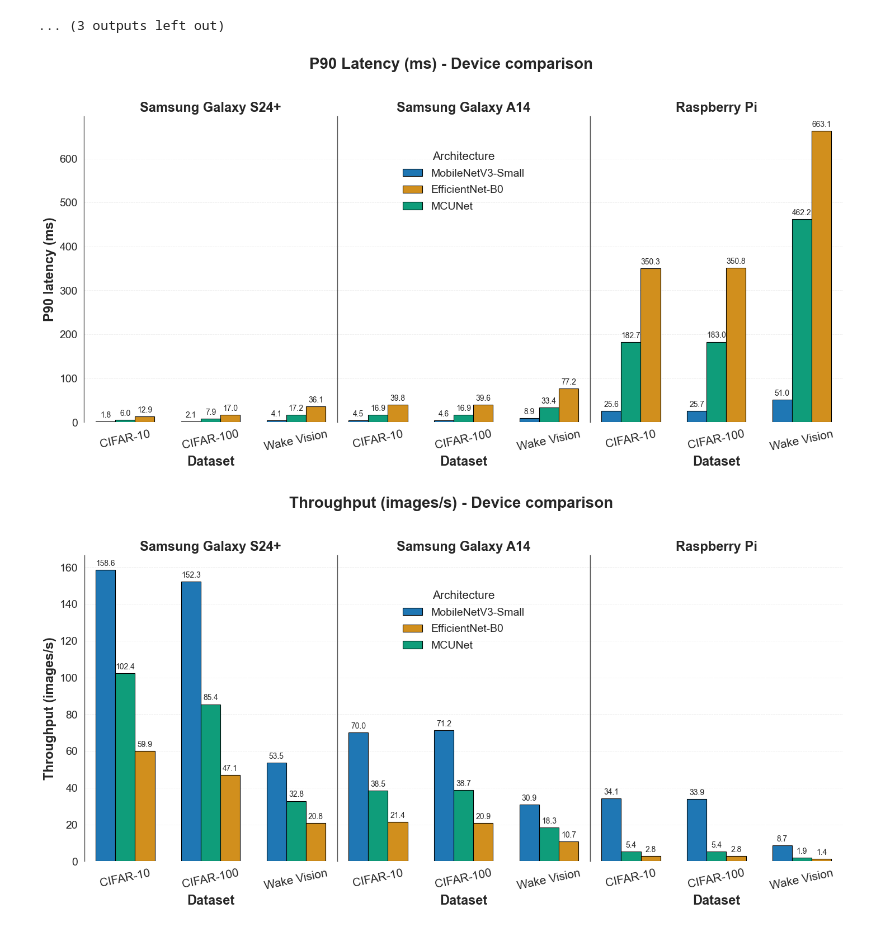
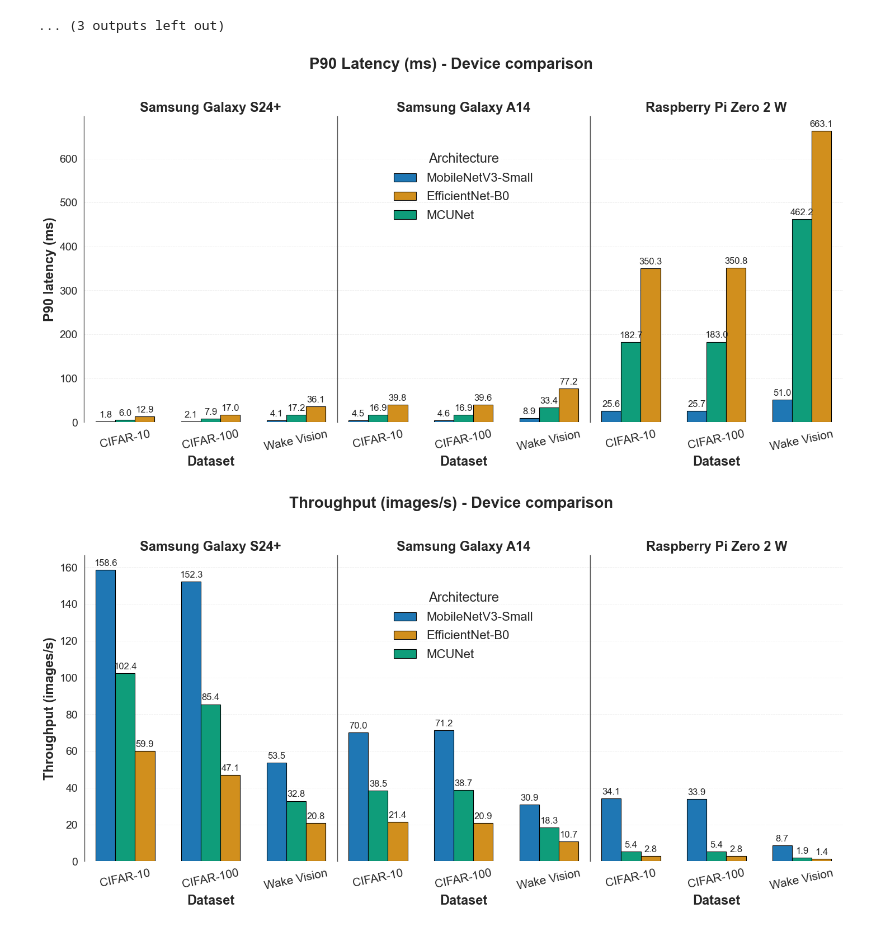
Before and after one commit to saulolv/Lightweight-Analyses, a Jupyter notebook: notebooks/latency_analyses.ipynb, the cells around one changed output. Saved outputs shown, nothing was run; the diff lists cells and outputs as text; code cells hidden in the pictures.

```diff
--- a/notebooks/latency_analyses.ipynb
+++ b/notebooks/latency_analyses.ipynb
@@ -295,7 +295,7 @@ import numpy as np
 import seaborn as sns
 from matplotlib.patches import Patch
 
-# Estilo base
+# Base style
 sns.set_theme(style="white", context="paper")
 
 p90_col = "P90 Latency (ms)"
@@ -315,7 +315,7 @@ comparison_platforms = [
 platform_title_map = {
     "Samsung Galaxy S24+": "Samsung Galaxy S24+",
     "Samsung Galaxy A14": "Samsung Galaxy A14",
-    "Raspberry Pi Zero 2 W": "Raspberry Pi"
+    "Raspberry Pi Zero 2 W": "Raspberry Pi Zero 2 W",
 }
 
 dataset_order = ["CIFAR-10", "CIFAR-100", "Wake Vision"]
@@ -340,7 +340,7 @@ for i, (ax, platform) in enumerate(zip(axes, comparison_platforms)):
         if ds.empty:
             continue
 
-        # Ordena os modelos dentro de cada dataset pelo menor P90 -> maior P90
+        # Sort models by P90 latency within each dataset (lowest to highest)
         ds = ds.sort_values(by=p90_col, ascending=True).reset_index(drop=True)
 
         for k, (_, row) in enumerate(ds.iterrows()):
@@ -357,7 +357,7 @@ for i, (ax, platform) in enumerate(zip(axes, comparison_platforms)):
                 linewidth=0.8
             )
 
-            ax.bar_label(bars, fmt="%.1f", padding=3, fontsize=10)
+            ax.bar_label(bars, fmt="%.1f", padding=3, fontsize=12)
 
     ax.set_facecolor("white")
     ax.set_title(platform_title_map[platform], fontsize=17, fontweight="bold")
@@ -368,15 +368,12 @@ for i, (ax, platform) in enumerate(zip(axes, comparison_platforms)):
     ax.set_xticklabels(dataset_order, rotation=12, fontsize=15)
     ax.tick_params(axis="y", labelsize=14)
 
-    # Grade leve apenas no eixo Y
     ax.grid(axis="y", color="#d9d9d9", linestyle="--", linewidth=0.6, alpha=0.5)
     ax.grid(axis="x", visible=False)
 
-    # Remove efeito de "caixa"
     ax.spines["top"].set_visible(False)
     ax.spines["bottom"].set_visible(False)
 
-    # Mantém divisões verticais entre os painéis
     ax.spines["left"].set_visible(True)
     ax.spines["left"].set_color("#555555")
     ax.spines["left"].set_linewidth(1.0)
@@ -385,49 +382,49 @@ for i, (ax, platform) in enumerate(zip(axes, comparison_platforms)):
     ax.spines["right"].set_color("#555555")
     ax.spines["right"].set_linewidth(1.0)
 
-# Legenda fixa por cor, colocada no subplot do meio
 legend_handles = [
     Patch(facecolor=plot_palette["MobileNetV3-Small"], edgecolor="black", label="MobileNetV3-Small"),
     Patch(facecolor=plot_palette["EfficientNet-B0"], edgecolor="black", label="EfficientNet-B0"),
     Patch(facecolor=plot_palette["MCUNet"], edgecolor="black", label="MCUNet"),
 ]
 
 mid_ax = axes[1] if len(axes) > 1 else axes[0]
 mid_ax.legend(
     handles=legend_handles,
     title="Architecture",
-    title_fontsize=15,
-    fontsize=14,
+    title_fontsize=17,
+    fontsize=16,
     loc="upper center",
     bbox_to_anchor=(0.5, 0.91),
     frameon=False,
     ncol=1,
     handlelength=1.8,
     handletextpad=0.8,
     labelspacing=0.6,
     borderaxespad=0.3
 )
 
 fig.suptitle(
     "P90 Latency (ms) - Device comparison",
     y=0.98,
     fontsize=20,
     fontweight="bold"
 )
 
 fig.subplots_adjust(top=0.84, wspace=0.00)
 
-fig.savefig("p90_latency_device_comparison.pdf", dpi=300, bbox_inches="tight")
+outdir = ROOT / "figures"
+fig.savefig(outdir / "p90_latency_device_comparison.pdf", dpi=300, bbox_inches="tight")
 plt.show()
 # %% [output]
-[figure, old version]
+[figure, new version]
 # %%
 import matplotlib.pyplot as plt
 import numpy as np
 import seaborn as sns
 from matplotlib.patches import Patch
 
-# Estilo base
+# Base style
 sns.set_theme(style="white", context="paper")
 
 throughput_col = "Throughput (images/s)"
@@ -447,7 +444,7 @@ comparison_platforms = [
 platform_title_map = {
     "Samsung Galaxy S24+": "Samsung Galaxy S24+",
     "Samsung Galaxy A14": "Samsung Galaxy A14",
-    "Raspberry Pi Zero 2 W": "Raspberry Pi"
+    "Raspberry Pi Zero 2 W": "Raspberry Pi Zero 2 W"
 }
 
 dataset_order = ["CIFAR-10", "CIFAR-100", "Wake Vision"]
@@ -489,7 +486,7 @@ for i, (ax, platform) in enumerate(zip(axes, comparison_platforms)):
                 linewidth=0.8
             )
 
-            ax.bar_label(bars, fmt="%.1f", padding=3, fontsize=10)
+            ax.bar_label(bars, fmt="%.1f", padding=3, fontsize=12)
 
     ax.set_facecolor("white")
     ax.set_title(platform_title_map[platform], fontsize=17, fontweight="bold")
@@ -524,8 +521,8 @@ mid_ax = axes[1] if len(axes) > 1 else axes[0]
 mid_ax.legend(
     handles=legend_handles,
     title="Architecture",
-    title_fontsize=15,
-    fontsize=14,
+    title_fontsize=17,
+    fontsize=16,
     loc="upper center",
     bbox_to_anchor=(0.5, 0.91),
     frameon=False,
@@ -545,7 +542,8 @@ fig.suptitle(
 
 fig.subplots_adjust(top=0.84, wspace=0.00)
 
-fig.savefig("throughput_device_comparison.pdf", dpi=300, bbox_inches="tight")
+outdir = ROOT / "figures"
+fig.savefig(outdir / "throughput_device_comparison.pdf", dpi=300, bbox_inches="tight")
 plt.show()
 # %% [output]
-[figure, old version]
+[figure, new version]
```
Also changed, not shown: parts of 1 cell of this notebook, 4 other files.
